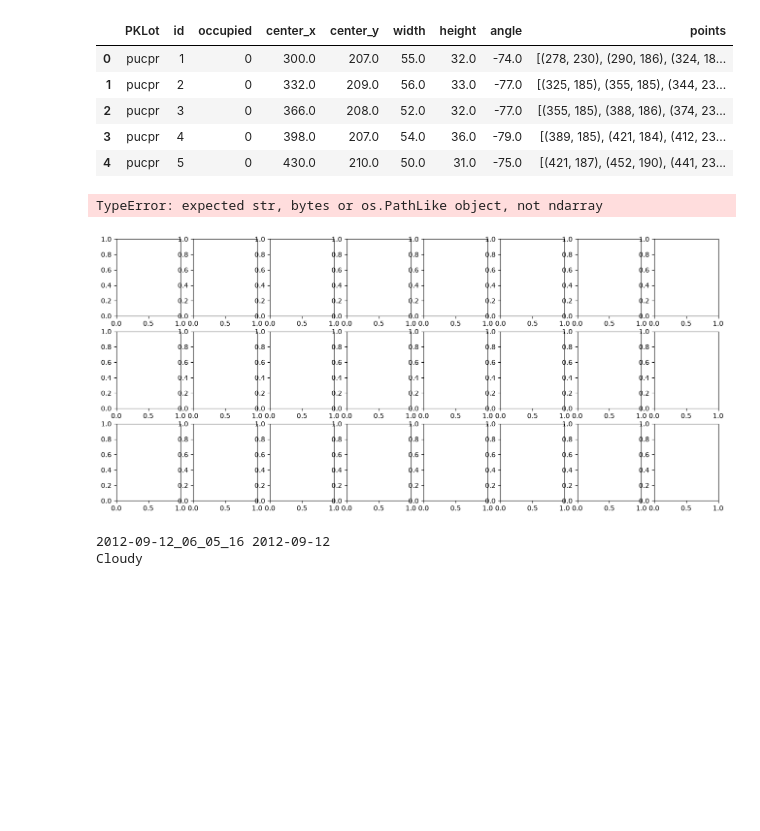
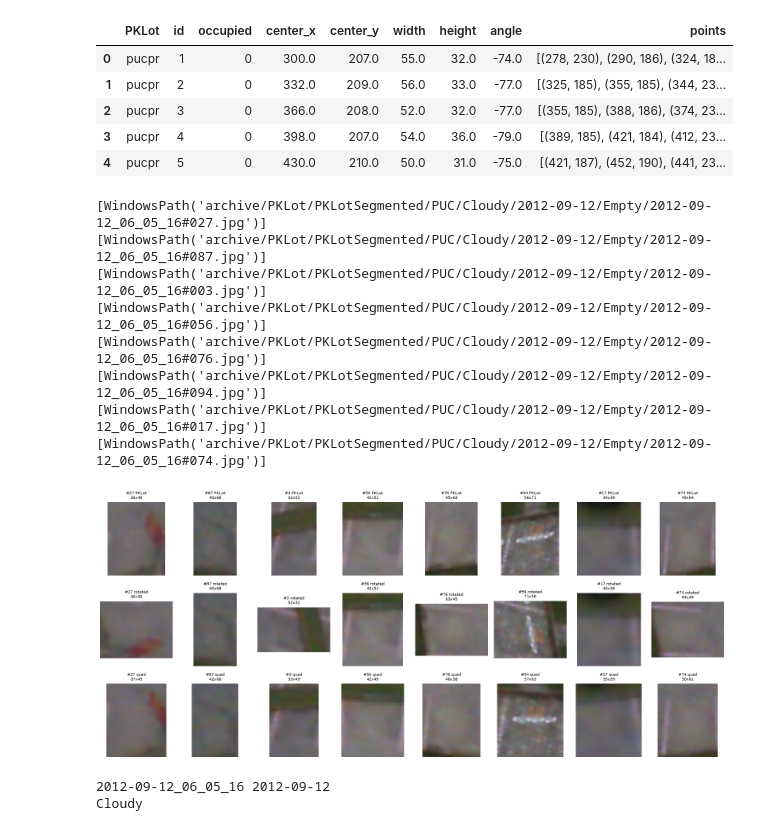
Before and after one commit to woojinw0rld/yolo_SamartPKLot, a Jupyter notebook: 05_pipeline_pklot.ipynb, the cells around one changed output. Saved outputs shown, nothing was run; the diff lists cells and outputs as text; code cells hidden in the pictures; blank space fills up the shorter version.

```diff
--- a/05_pipeline_pklot.ipynb
+++ b/05_pipeline_pklot.ipynb
@@ -68,7 +68,7 @@ display(slots.head(5))
 def crop_rotated(img, center_x, center_y, widthh, height, angle):
     # 회전된 사각형(중심, 크기, 각도)로 자르기
     M = cv2.getRotationMatrix2D((center_x, center_y), angle, 1.0) # 사진 전체를 각도만큼 회전
-    rooted = cv2.warpAffine(img, M, (img.shaepe[1], img.shape[0])) # 회전 적용 -> 주차면이 똑바로 섬
+    rooted = cv2.warpAffine(img, M, (img.shape[1], img.shape[0])) # 회전 적용 -> 주차면이 똑바로 섬
     return cv2.getRectSubPix(rooted, (int(widthh), int(height)), (center_x, center_y)) # 중심기준 wxh 크기만큼 잘라서 리턴
 def order_points(pts):
     """꼭짓점 4개를 [왼위, 오위, 오아래, 왼아래] 순서로 정렬"""
@@ -88,25 +88,32 @@ def crop_quad(img, pts):
 # %%
 SEG_PUC = SEG_ROOT / "PUC"
 
 
 stem, date = img_path.stem, img_path.parent.name
 weather = img_path.parent.parent.name
 
 fig, axes = plt.subplots(3, 8, figsize=(16, 7))
 for col, s in enumerate(slots.sample(8, random_state=0).itertuples()):
     seg_files = list((SEG_PUC / weather / date).glob(f"*/{stem}#{s.id:03d}.jpg"))
+    print(seg_files)
     seg = cv2.imread(str(seg_files[0])) if seg_files else np.zeros((10, 10, 3), np.uint8)
-    #print(Path(img))
     a = crop_rotated(img, s.center_x, s.center_y, s.width, s.height, s.angle)
-    b = crop_quad(img, s.pts)
+    b = crop_quad(img, s.points)
     for row, (im, name) in enumerate([(seg, "PKLot"), (a, "rotated"), (b, "quad")]):
         axes[row, col].imshow(cv2.cvtColor(im, cv2.COLOR_BGR2RGB))
         axes[row, col].set_title(f"#{s.id} {name}\n{im.shape[1]}x{im.shape[0]}", fontsize=7)
         axes[row, col].axis("off")
 plt.tight_layout(); plt.show()
 # %% [output]
-TypeError: expected str, bytes or os.PathLike object, not ndarray
+[WindowsPath('archive/PKLot/PKLotSegmented/PUC/Cloudy/2012-09-12/Empty/2012-09-12_06_05_16#027.jpg')]
+[WindowsPath('archive/PKLot/PKLotSegmented/PUC/Cloudy/2012-09-12/Empty/2012-09-12_06_05_16#087.jpg')]
+[WindowsPath('archive/PKLot/PKLotSegmented/PUC/Cloudy/2012-09-12/Empty/2012-09-12_06_05_16#003.jpg')]
+[WindowsPath('archive/PKLot/PKLotSegmented/PUC/Cloudy/2012-09-12/Empty/2012-09-12_06_05_16#056.jpg')]
+[WindowsPath('archive/PKLot/PKLotSegmented/PUC/Cloudy/2012-09-12/Empty/2012-09-12_06_05_16#076.jpg')]
+[WindowsPath('archive/PKLot/PKLotSegmented/PUC/Cloudy/2012-09-12/Empty/2012-09-12_06_05_16#094.jpg')]
+[WindowsPath('archive/PKLot/PKLotSegmented/PUC/Cloudy/2012-09-12/Empty/2012-09-12_06_05_16#017.jpg')]
+[WindowsPath('archive/PKLot/PKLotSegmented/PUC/Cloudy/2012-09-12/Empty/2012-09-12_06_05_16#074.jpg')]
-[figure, old version]
+[figure, new version]
 # %%
 print(stem, date)
 print(weather)
```
